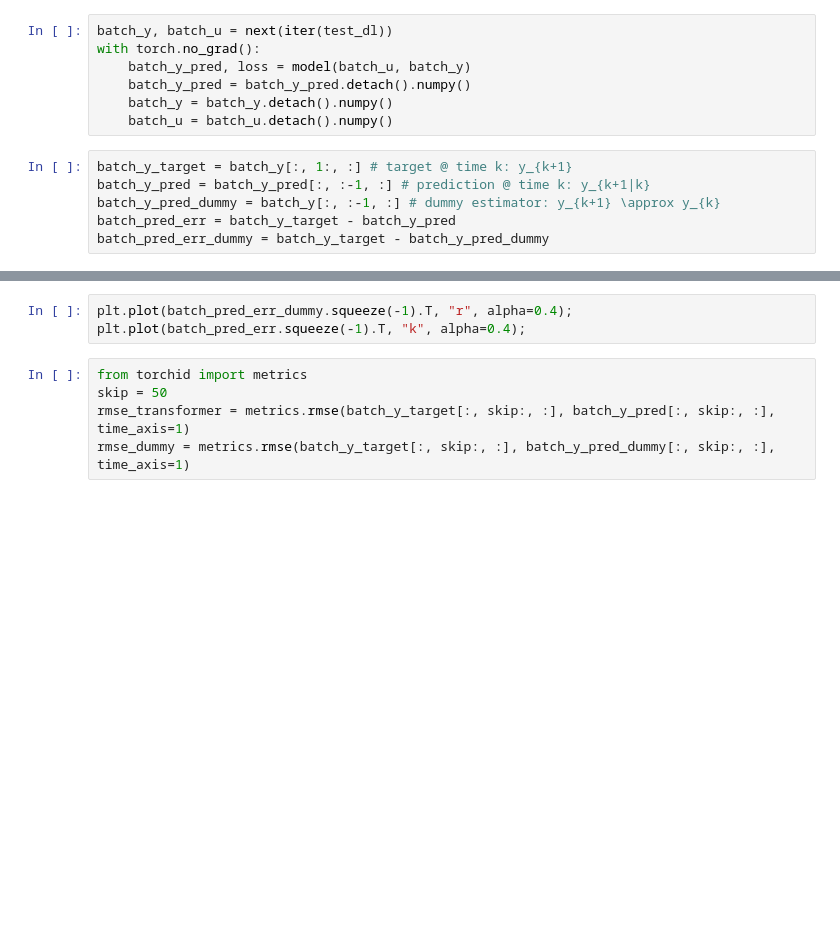
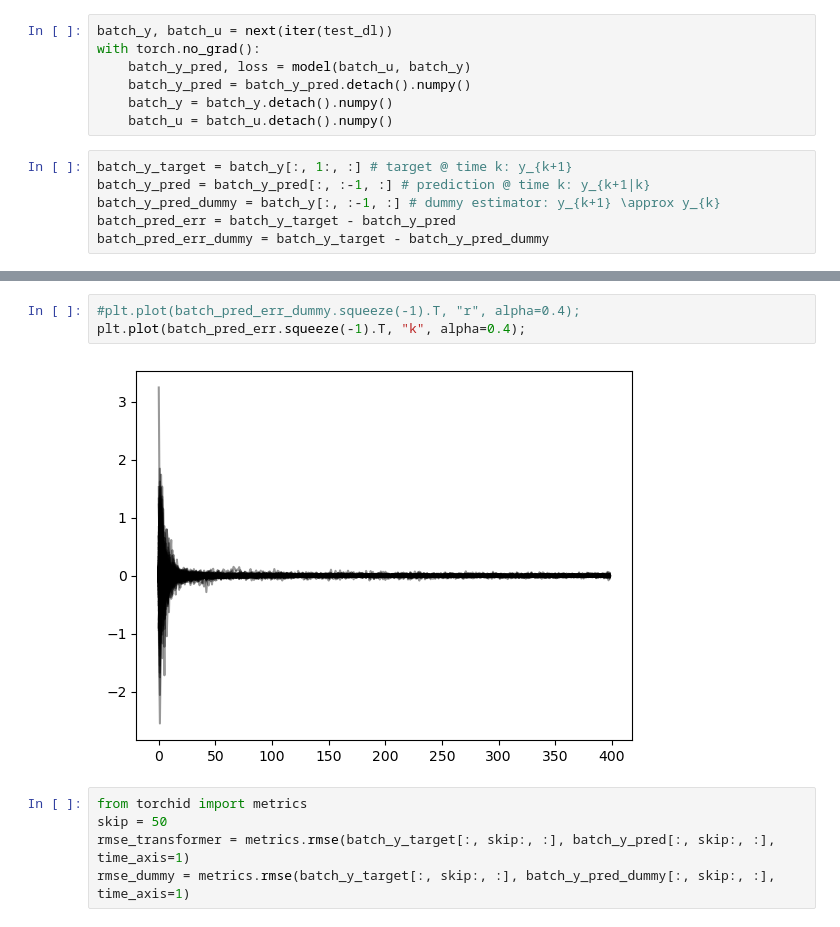
Before and after one commit to forgi86/sysid-transformers, a Jupyter notebook: test_transformer.ipynb, the cells around one changed output, grey strips where cells are left out. Cells and saved outputs as stored; diff of their text form; blank space fills up the shorter version.

Commit message:
added notebooks with figures for the paper

```diff
--- a/test_transformer.ipynb
+++ b/test_transformer.ipynb
@@ -87,6 +93,8 @@ plt.xlim([0, 100]);
 # %%
-plt.plot(batch_pred_err_dummy.squeeze(-1).T, "r", alpha=0.4);
+#plt.plot(batch_pred_err_dummy.squeeze(-1).T, "r", alpha=0.4);
 plt.plot(batch_pred_err.squeeze(-1).T, "k", alpha=0.4);
+# %% [output]
+[figure, added]
 # %%
 from torchid import metrics
 skip = 50
```
Also changed, not shown: parts of 4 cells of this notebook, 2 other files.
